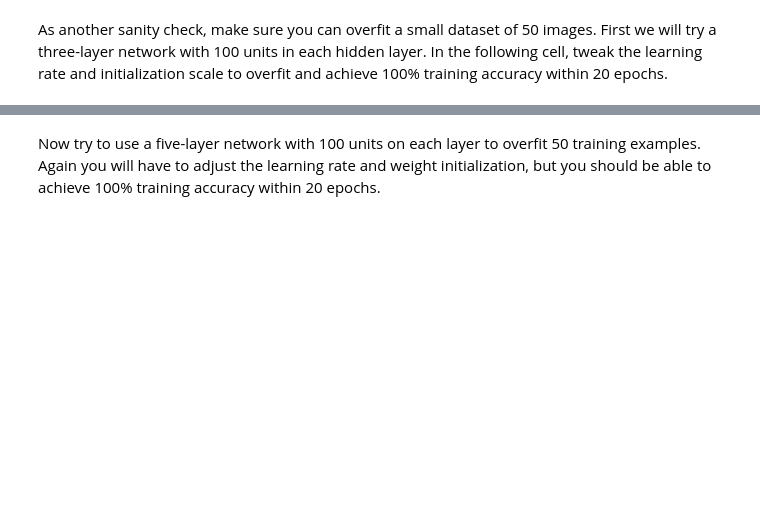
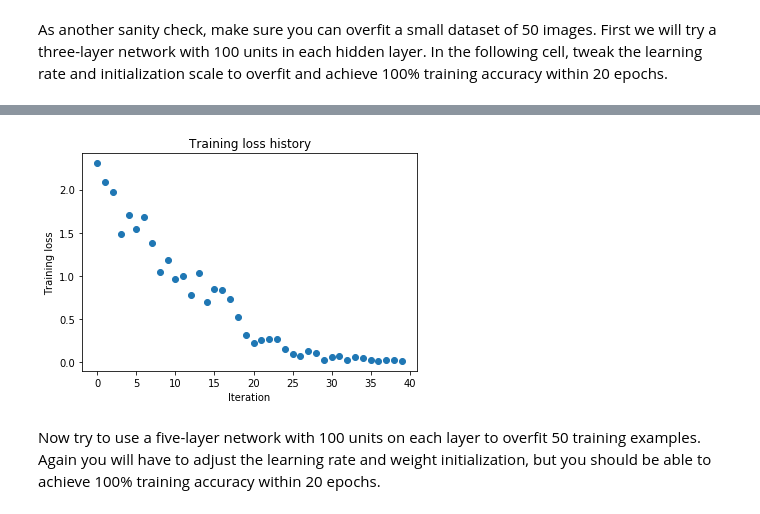
Before and after one commit to HuiChihWang/cs231n.github.io, a Jupyter notebook: assignments/2018/spring1718_assignment2_v2/FullyConnectedNets.ipynb, the cells around one changed output, grey strips where cells are left out. Saved outputs shown, nothing was run; the diff lists cells and outputs as text; code cells hidden in the pictures; blank space fills up the shorter version.

```diff
--- a/assignments/2018/spring1718_assignment2_v2/FullyConnectedNets.ipynb
+++ b/assignments/2018/spring1718_assignment2_v2/FullyConnectedNets.ipynb
@@ -404,7 +458,7 @@ small_data = {
 }
 
 weight_scale = 1e-2
-learning_rate = 1e-4
+learning_rate = 1e-2
 model = FullyConnectedNet([100, 100],
               weight_scale=weight_scale, dtype=np.float64)
 solver = Solver(model, small_data,
@@ -421,3 +475,4 @@ plt.title('Training loss history')
 plt.xlabel('Iteration')
 plt.ylabel('Training loss')
 plt.show()
+# %% [output]
@@ -424,3 +496,4 @@ plt.show()
+[figure, added]
 # %% [markdown]
 Now try to use a five-layer network with 100 units on each layer to overfit 50 training examples. Again you will have to adjust the learning rate and weight initialization, but you should be able to achieve 100% training accuracy within 20 epochs.
 # %%
```
Also changed, not shown: parts of 9 cells of this notebook, 1 other file.
